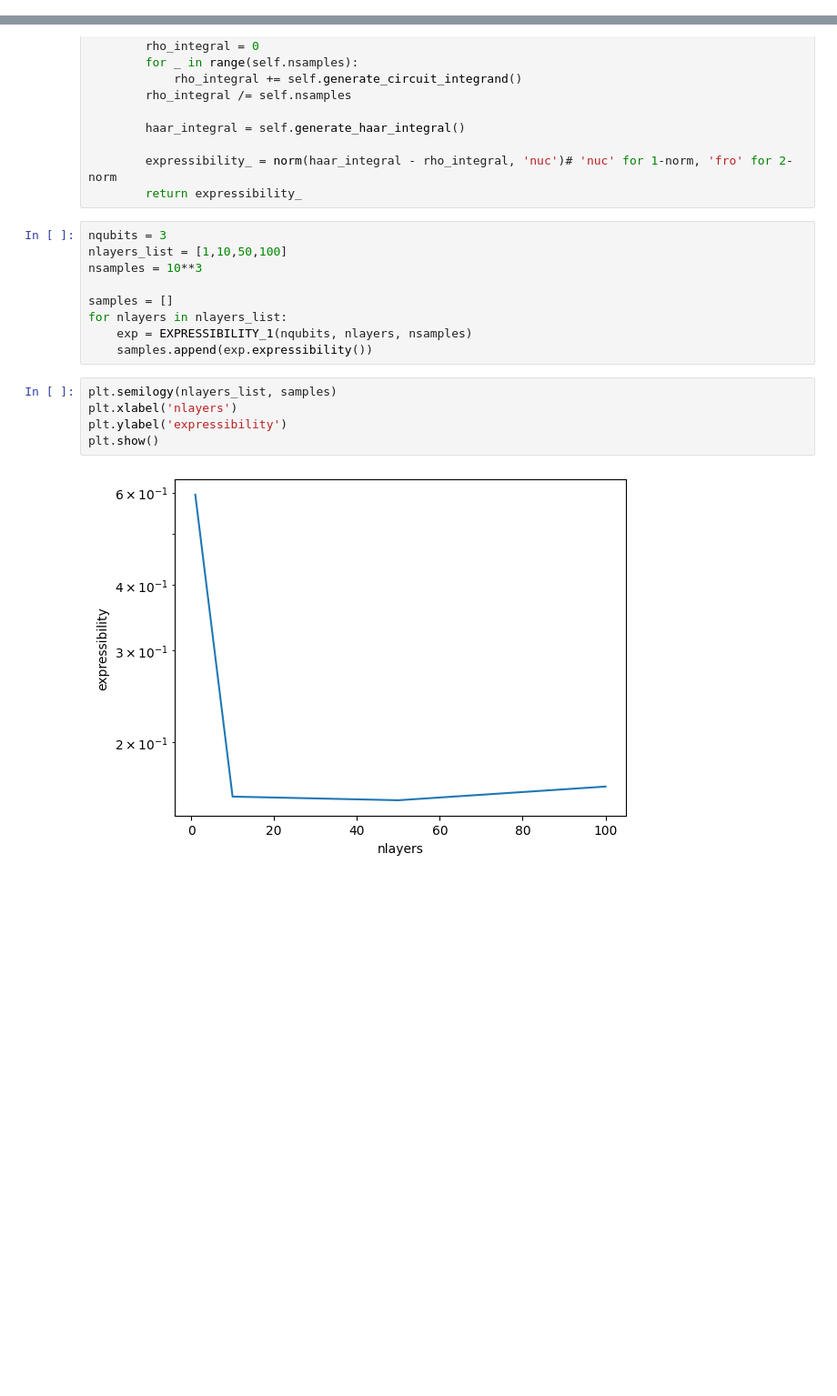
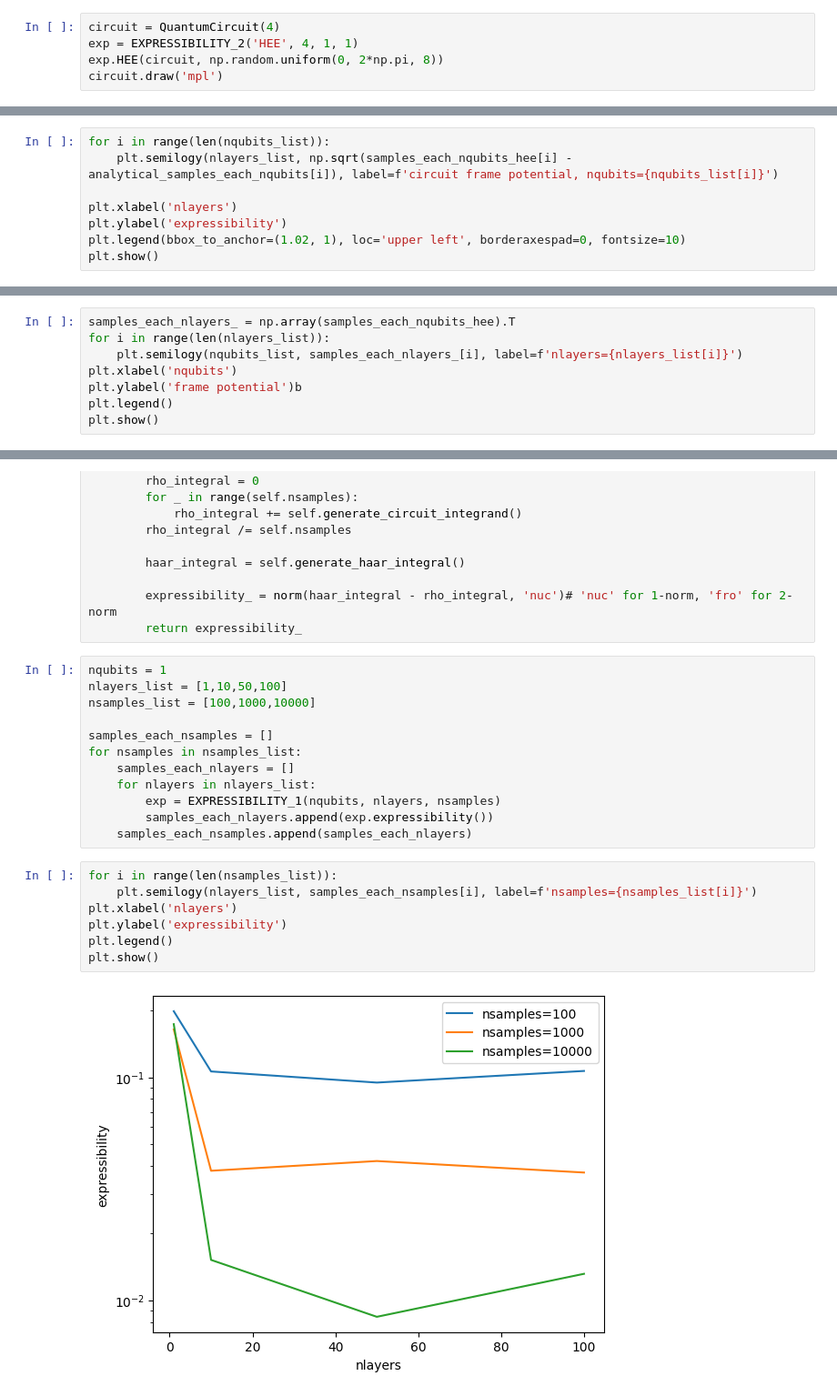
Before and after one commit to kkensuke/encoding-induced_barren-plateau, a Jupyter notebook: expressibility.ipynb, the cells around one changed output, grey strips where cells are left out. Shown: that part at 91% size. Cells and saved outputs as stored; diff of their text form; blank space fills up the shorter version.

```diff
--- a/expressibility.ipynb
+++ b/expressibility.ipynb
@@ -143,0 +181,5 @@ plt.show()
+# %%
+circuit = QuantumCircuit(4)
+exp = EXPRESSIBILITY_2('HEE', 4, 1, 1)
+exp.HEE(circuit, np.random.uniform(0, 2*np.pi, 8))
+circuit.draw('mpl')
@@ -143,0 +203,8 @@ plt.show()
+# %%
+for i in range(len(nqubits_list)):
+    plt.semilogy(nlayers_list, np.sqrt(samples_each_nqubits_hee[i] - analytical_samples_each_nqubits[i]), label=f'circuit frame potential, nqubits={nqubits_list[i]}')
+
+plt.xlabel('nlayers')
+plt.ylabel('expressibility')
+plt.legend(bbox_to_anchor=(1.02, 1), loc='upper left', borderaxespad=0, fontsize=10)
+plt.show()
@@ -143,0 +213,8 @@ plt.show()
+# %%
+samples_each_nlayers_ = np.array(samples_each_nqubits_hee).T
+for i in range(len(nlayers_list)):
+    plt.semilogy(nqubits_list, samples_each_nlayers_[i], label=f'nlayers={nlayers_list[i]}')
+plt.xlabel('nqubits')
+plt.ylabel('frame potential')b
+plt.legend()
+plt.show()
@@ -216,18 +295,23 @@ class EXPRESSIBILITY_1:
         expressibility_ = norm(haar_integral - rho_integral, 'nuc')# 'nuc' for 1-norm, 'fro' for 2-norm
         return expressibility_
 # %%
-nqubits = 3
+nqubits = 1
 nlayers_list = [1,10,50,100]
-nsamples = 10**3
+nsamples_list = [100,1000,10000]
 
-samples = []
-for nlayers in nlayers_list:
-    exp = EXPRESSIBILITY_1(nqubits, nlayers, nsamples)
-    samples.append(exp.expressibility())
+samples_each_nsamples = []
+for nsamples in nsamples_list:
+    samples_each_nlayers = []
+    for nlayers in nlayers_list:
+        exp = EXPRESSIBILITY_1(nqubits, nlayers, nsamples)
+        samples_each_nlayers.append(exp.expressibility())
+    samples_each_nsamples.append(samples_each_nlayers)
 # %%
-plt.semilogy(nlayers_list, samples)
+for i in range(len(nsamples_list)):
+    plt.semilogy(nlayers_list, samples_each_nsamples[i], label=f'nsamples={nsamples_list[i]}')
 plt.xlabel('nlayers')
 plt.ylabel('expressibility')
+plt.legend()
 plt.show()
 # %% [output]
-[figure, old version]
+[figure, new version]
```
Also changed, not shown: parts of 17 cells of this notebook, 1 other file.
